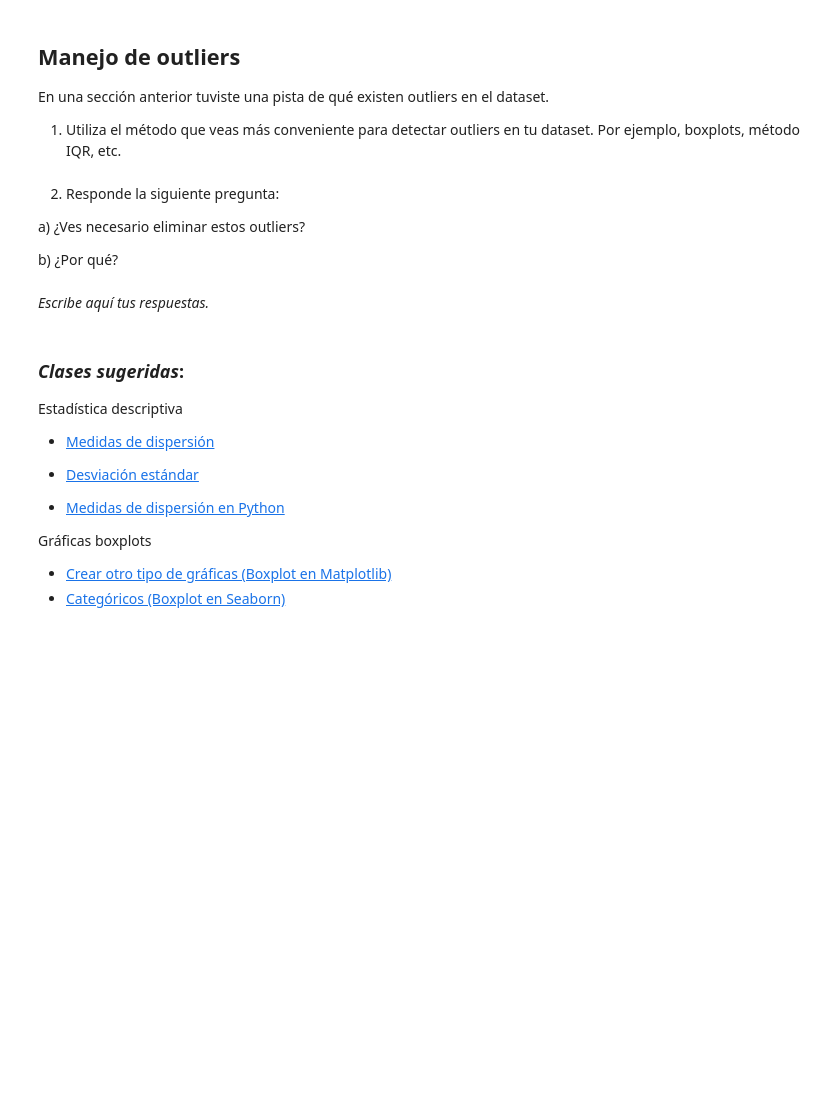
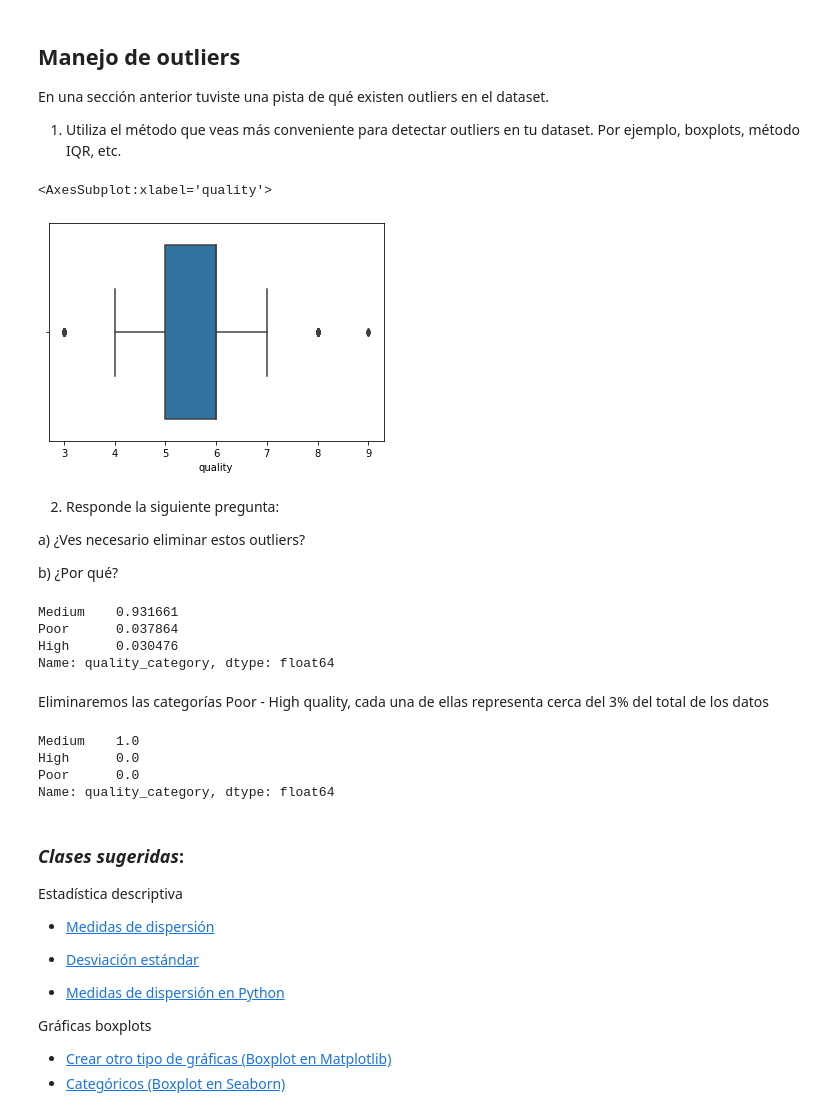
Before and after one commit to FaustinoAndres/EDA_WINE, a Jupyter notebook: eda-wines-template.ipynb, the cells around one changed output. Saved outputs shown, nothing was run; the diff lists cells and outputs as text; code cells hidden in the pictures; blank space fills up the shorter version.

```diff
--- a/eda-wines-template.ipynb
+++ b/eda-wines-template.ipynb
@@ -346,13 +346,25 @@ Apply, lambdas, conversión de datos
 En una sección anterior tuviste una pista de qué existen outliers en el dataset.
 
 1. Utiliza el método que veas más conveniente para detectar outliers en tu dataset. Por ejemplo, boxplots, método IQR, etc.
+# %%
+sns.boxplot(x='quality', data=total_wine)
+# %% [output]
+<AxesSubplot:xlabel='quality'>
+[figure, added]
 # %% [markdown]
 2. Responde la siguiente pregunta:
 
 a) ¿Ves necesario eliminar estos outliers?
 
 b) ¿Por qué?
-# %% [markdown]
-*Escribe aquí tus respuestas.*
+# %%
+total_wine['quality_category'].value_counts(normalize=True)
+# %% [output]
+Medium    0.931661
+Poor      0.037864
+High      0.030476
+Name: quality_category, dtype: float64
+# %% [markdown]
+Eliminaremos las categorías Poor - High quality, cada una de ellas representa cerca del 3\% del total de los datos
 # %%
 3. Elimina los outliers de ser necesario en la siguiente celda.
@@ -359,3 +373,10 @@ b) ¿Por qué?
+# %%
+total_wine['quality_category'].value_counts(normalize=True)
+# %% [output]
+Medium    1.0
+High      0.0
+Poor      0.0
+Name: quality_category, dtype: float64
 # %% [markdown]
 ### *Clases sugeridas*:
 
```
Also changed, not shown: parts of 4 cells of this notebook.
